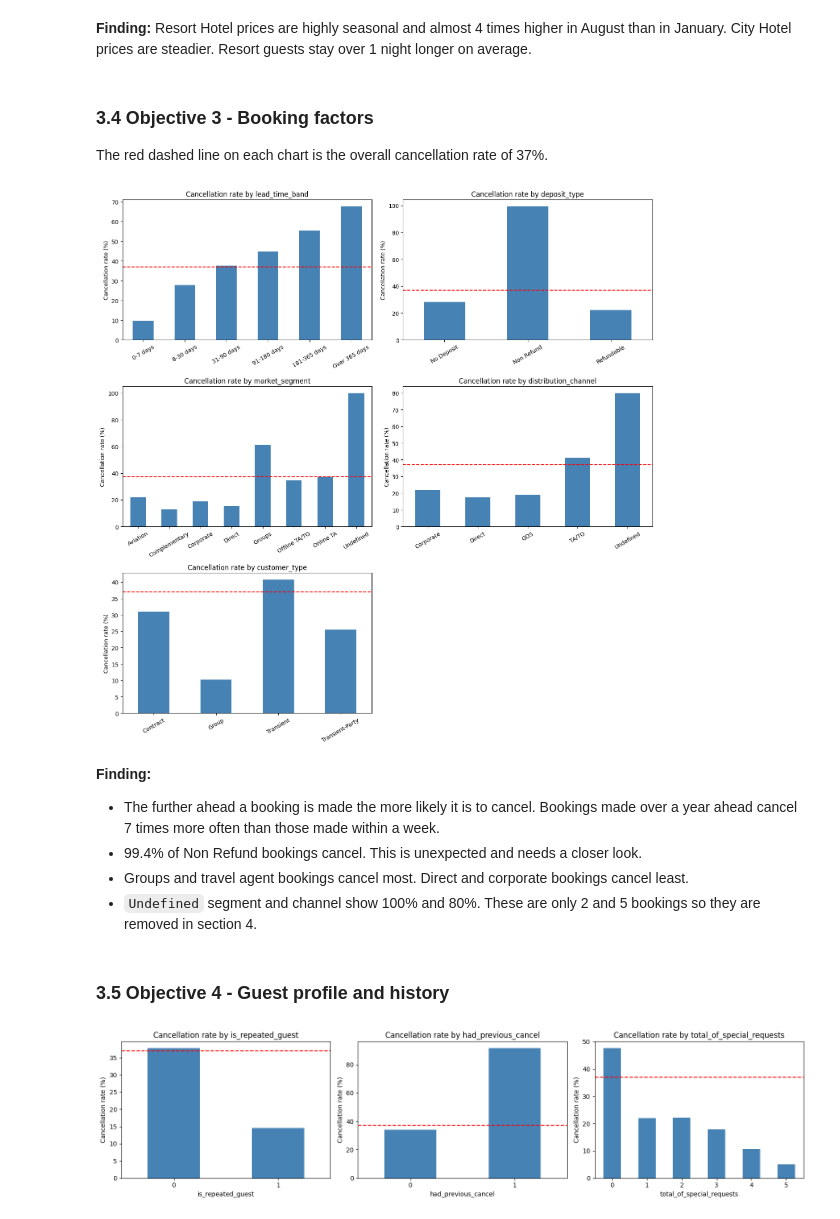
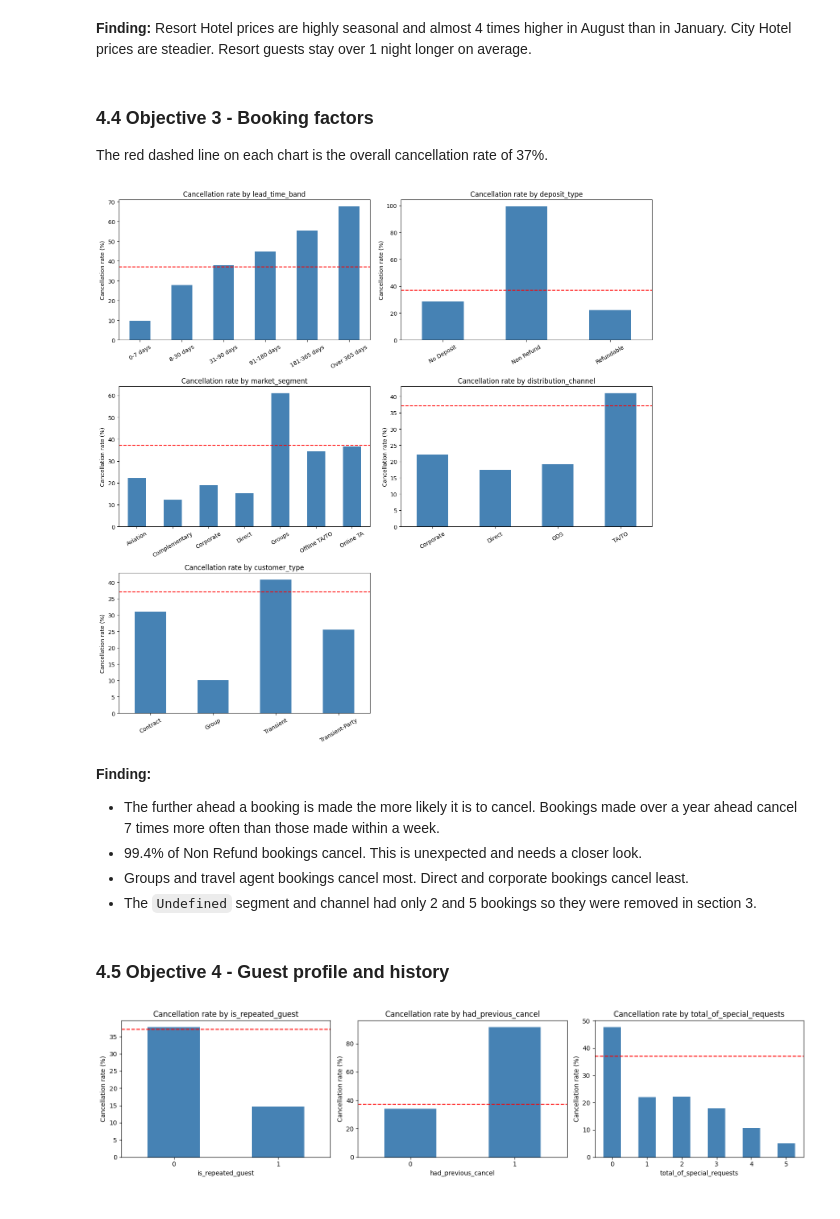
Before and after one commit to ahchu2525/capstone-hosp, a Jupyter notebook: hotel.ipynb, the cells around one changed output. Cells and saved outputs as stored; diff of their text form; code cells hidden in the pictures.

Commit message:
Reorder: clean before EDA

```diff
--- a/hotel.ipynb
+++ b/hotel.ipynb
@@ -333,0 +459,10 @@ df.groupby('arrival_date_year')['is_canceled'].agg(['count', 'mean'])
+# %%
+rate = df_cleaned.groupby('hotel')['is_canceled'].mean() * 100
+print(rate.round(1))
+
+rate.plot(kind='bar', color=['steelblue', 'orange'])
+plt.title('Cancellation rate by hotel')
+plt.ylabel('Cancellation rate (%)')
+plt.xlabel('')
+plt.xticks(rotation=0)
+plt.show()
@@ -367,39 +544,39 @@ Name: total_nights, dtype: float64
 # %% [markdown]
 **Finding:** Resort Hotel prices are highly seasonal and almost 4 times higher in August than in January. City Hotel prices are steadier. Resort guests stay over 1 night longer on average.
 # %% [markdown]
-### 3.4 Objective 3 - Booking factors
+### 4.4 Objective 3 - Booking factors
 The red dashed line on each chart is the overall cancellation rate of 37%.
 # %%
-df['lead_time_band'] = pd.cut(df['lead_time'], bins=[-1, 7, 30, 90, 180, 365, 800],
+df_cleaned['lead_time_band'] = pd.cut(df_cleaned['lead_time'], bins=[-1, 7, 30, 90, 180, 365, 800],
                               labels=['0-7 days', '8-30 days', '31-90 days',
                                       '91-180 days', '181-365 days', 'Over 365 days'])
 
 factors = ['lead_time_band', 'deposit_type', 'market_segment', 'distribution_channel', 'customer_type']
-overall = df['is_canceled'].mean() * 100
+overall = df_cleaned['is_canceled'].mean() * 100
 
 fig, axes = plt.subplots(3, 2, figsize=(14, 14))
 axes = axes.flatten()
 
 for i, col in enumerate(factors):
-    rate = df.groupby(col, observed=True)['is_canceled'].mean() * 100
+    rate = df_cleaned.groupby(col, observed=True)['is_canceled'].mean() * 100
     rate.plot(kind='bar', ax=axes[i], color='steelblue')
     axes[i].axhline(overall, color='red', linestyle='--')
     axes[i].set_title('Cancellation rate by ' + col)
     axes[i].set_ylabel('Cancellation rate (%)')
     axes[i].set_xlabel('')
     axes[i].tick_params(axis='x', rotation=30)
 
 axes[5].axis('off')
 plt.tight_layout()
 plt.show()
 # %% [output]
-[figure, old version]
+[figure, new version]
 # %% [markdown]
 **Finding:**
 - The further ahead a booking is made the more likely it is to cancel. Bookings made over a year ahead cancel 7 times more often than those made within a week.
 - 99.4% of Non Refund bookings cancel. This is unexpected and needs a closer look.
 - Groups and travel agent bookings cancel most. Direct and corporate bookings cancel least.
-- `Undefined` segment and channel show 100% and 80%. These are only 2 and 5 bookings so they are removed in section 4.
+- The `Undefined` segment and channel had only 2 and 5 bookings so they were removed in section 3.
 # %% [markdown]
-### 3.5 Objective 4 - Guest profile and history
+### 4.5 Objective 4 - Guest profile and history
 # %%
```
Also changed, not shown: parts of 83 cells of this notebook.
